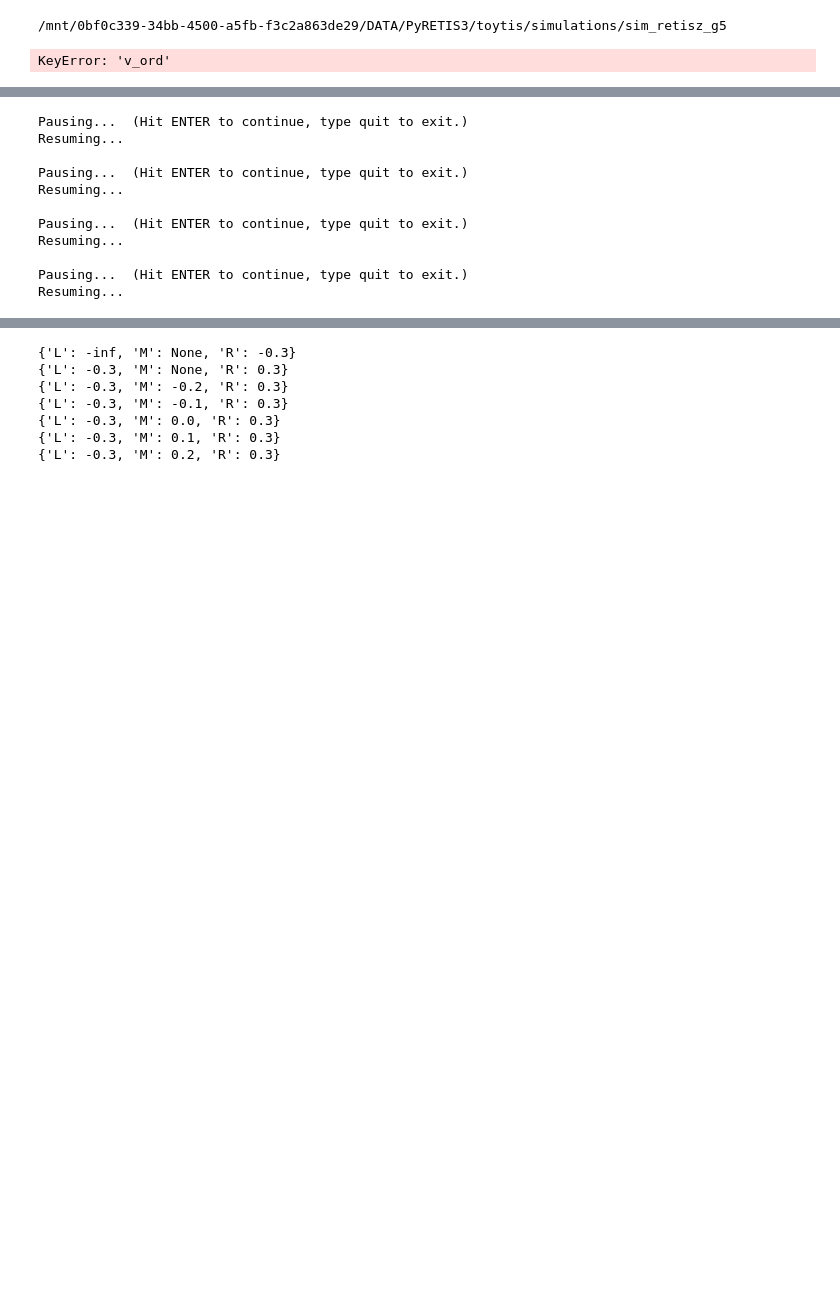
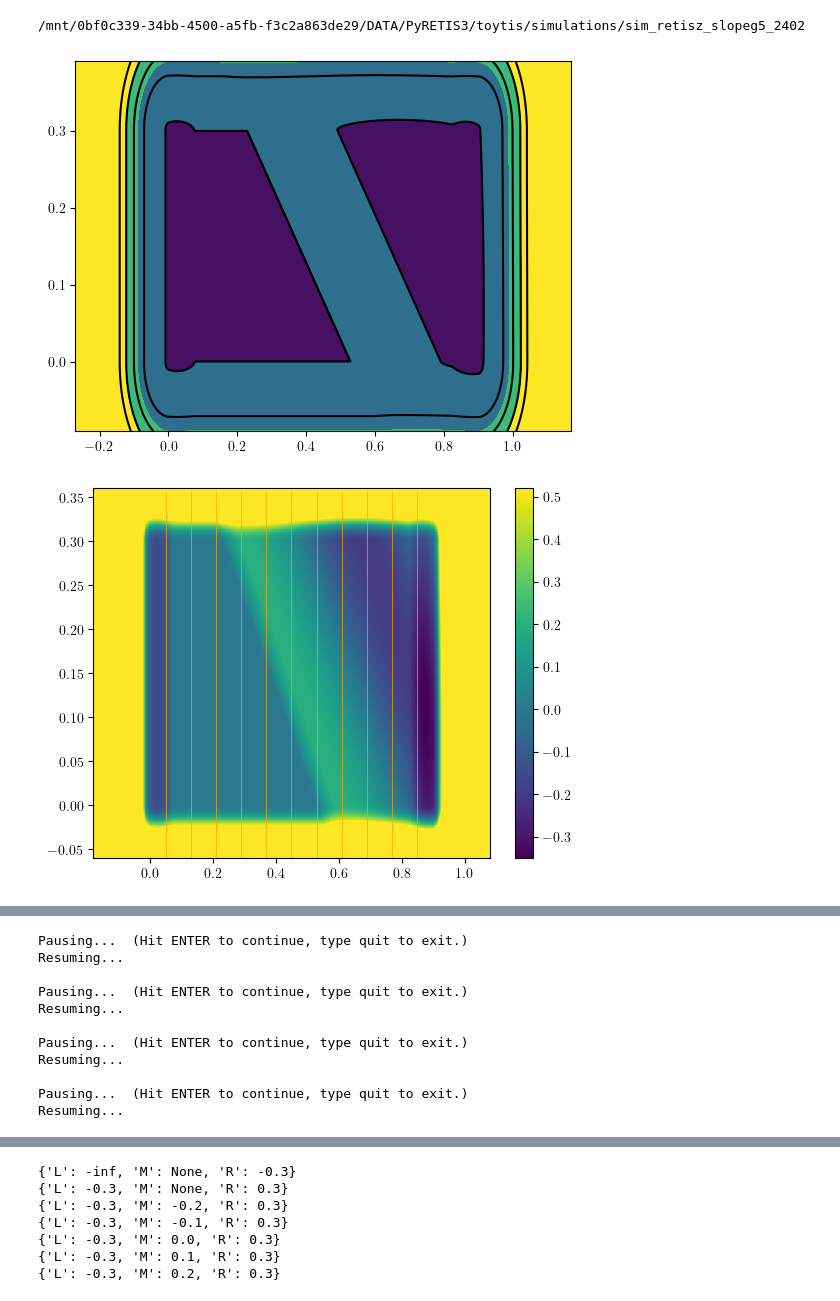
Before and after one commit to Eli4sW1ls/toytis, a Jupyter notebook: notebooks/example.ipynb, the cells around one changed output, grey strips where cells are left out. Cells and saved outputs as stored; diff of their text form; code cells hidden in the pictures; blank space fills up the shorter version.

```diff
--- a/notebooks/example.ipynb
+++ b/notebooks/example.ipynb
@@ -11,7 +11,7 @@ from simulation import Simulation
 from funcs import plot_paths, overlay_paths
 # %matplotlib qt
 
-work_dir = "./simulations/sim_retisz_g5"
+work_dir = "./simulations/sim_retisz_slopeg5_2402"
 
 if os.path.exists(work_dir):
     shutil.rmtree(work_dir)
@@ -25,14 +25,15 @@ shutil.copytree(os.getcwd() + "/potentials", work_dir + '/potentials')
 os.chdir(work_dir)
 print(os.getcwd())
 # %% [output]
-/mnt/0bf0c339-34bb-4500-a5fb-f3c2a863de29/DATA/PyRETIS3/toytis/simulations/sim_retisz_g5
+/mnt/0bf0c339-34bb-4500-a5fb-f3c2a863de29/DATA/PyRETIS3/toytis/simulations/sim_retisz_slopeg5_2402
 # %%
 ###### 1D POTENTIALS #####
 
 # intfs = [-1., -0.75, -0.5, -0.25, 0., 0.25, 0.5, 0.75, 1., 1.25]
 # intfs = [-1., -0.75, -0.5, -0.25, 0.]
 # intfs = [-0.1, 0., 0.1, 0.2, 0.3]
-intfs = [-0.35, -0.25, 0., 0.25, 0.35]
+# intfs = [-0.35, -0.25, 0., 0.25, 0.35]
+intfs = [-0.35, -0.25, -.125, 0., 0.125, 0.25, 0.35]
 #intfs = [-0.35, -0.25, -0.12, 0.12, 0.25, 0.35]
 
 # Set-up the simulation keys for RETIS
@@ -40,16 +41,16 @@ retisset = {"interfaces" : intfs,
              "simtype" : "retis",
              "method" : "load",
              "max_len" : 200000,
-             "dt": 0.0002,
+             "dt": 0.005,
              "temperature": 1.,
-             "friction": 5.,
-             "high_friction": True,
+             "friction": 1.,
+             "high_friction": False,
              "max_cycles": 100000,
-             "p_shoot": 1.,
+             "p_shoot": 0.9,
              "include_stateB": False,
              'prime_both_starts': False,
              'snake_Lmax': 0,
-             'max_paths': 25,
+             'max_paths': 5,
              'save_pe2': False,
              'pe2_N': 0,
              "dim": 1,
@@ -104,7 +105,7 @@ logger.info("Hello world!")
 logger.info("\ninterfaces = {}\n".format(intfs) +
             #  "zero_left = {}\n".format(istarset["zero_left"]) +
              "timestep = {}\n".format(repptisset["dt"]))
-sim = Simulation(repptisset)
+sim = Simulation(retisset)
 logger.info("Full settings:\n{}".format(sim.settings))
 # set loglevel to warning for matplotlib
 logging.getLogger("matplotlib").setLevel(logging.DEBUG)
@@ -115,8 +116,6 @@ sim.run()
 # Check the simulation output in the pathensemble.txt files
 # The output is compatible with pyretisanalyse. But you'll have to change
 # the dirnames from [0, 1, 2, ...] --> [000, 001, 002, ...]
-# %% [output]
-KeyError: 'v_ord'
 # %%
 ###### 2D POTENTIALS #####
 
@@ -186,33 +185,34 @@ repptisset = {"interfaces" : intfs,
              "include_stateB": False,
              'prime_both_starts': True,
              'snake_Lmax': 0,
              'max_paths': 5,
              'save_pe2': False,
              'pe2_N': 0,
              "mass": 1,
              "dim": 2,
              'permeability': True,
              'zero_left': 0.1
 }
 
 logger = logging.getLogger()
 file_handler = logging.FileHandler("logging.log")
 formatter = logging.Formatter('[%(levelname)s] %(name)s %(funcName)s %(lineno)d: %(message)s')
 file_handler.setFormatter(formatter)
 logger.addHandler(file_handler)
 logger.setLevel(logging.INFO)
 logger.info("\ninterfaces = {}\n".format(intfs) +
             #  "zero_left = {}\n".format(istarset["zero_left"]) +
              "timestep = {}\n".format(retisset["dt"]))
 sim = Simulation(retisset)
 logger.info("Full settings:\n{}".format(sim.settings))
-# set loglevel to warning for matplotlib
+# set lolevel to warning for matplotlib
 logging.getLogger("matplotlib").setLevel(logging.DEBUG)
-
-#sim.run()
+sim.run()
 sim.run()
 
 # Check the simulation output in the pathensemble.txt files
 # The output is compatible with pyretisanalyse. But you'll have to change
 # the dirnames from [0, 1, 2, ...] --> [000, 001, 002, ...]
 # %% [output]
+[figure, added]
+[figure, added]
```
Also changed, not shown: parts of 1 cell of this notebook, 5 other files.
